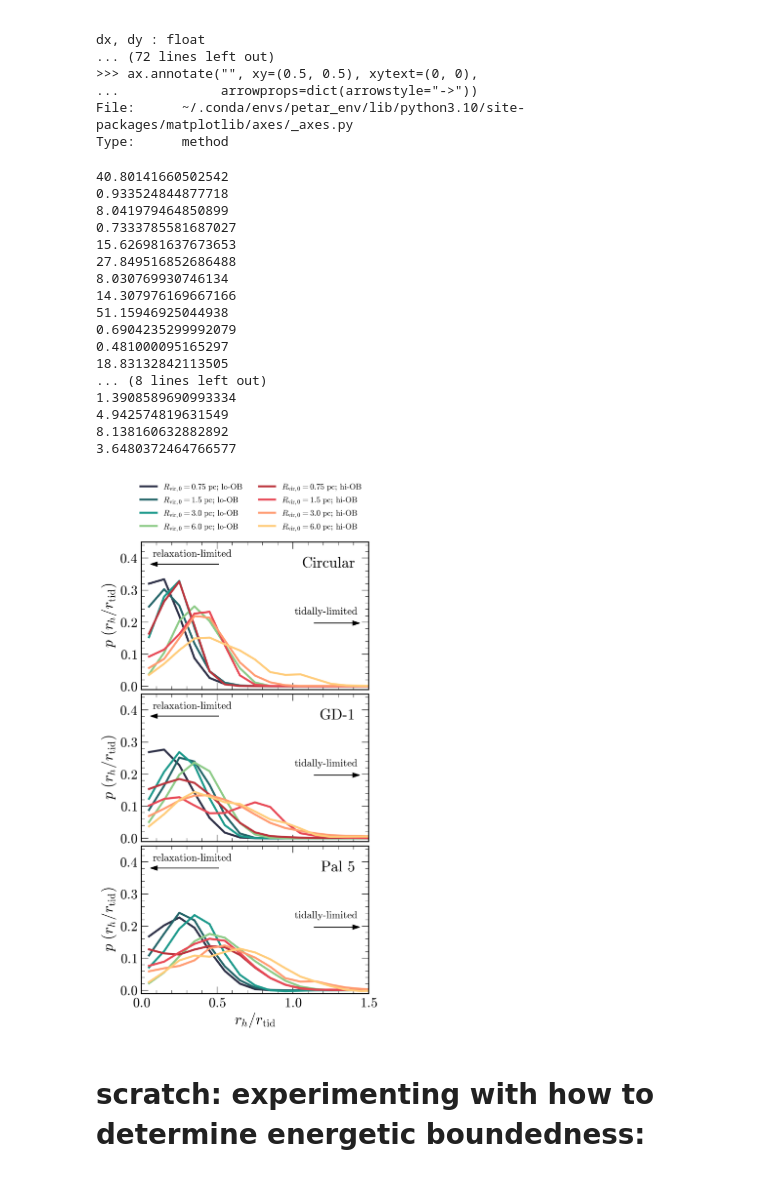
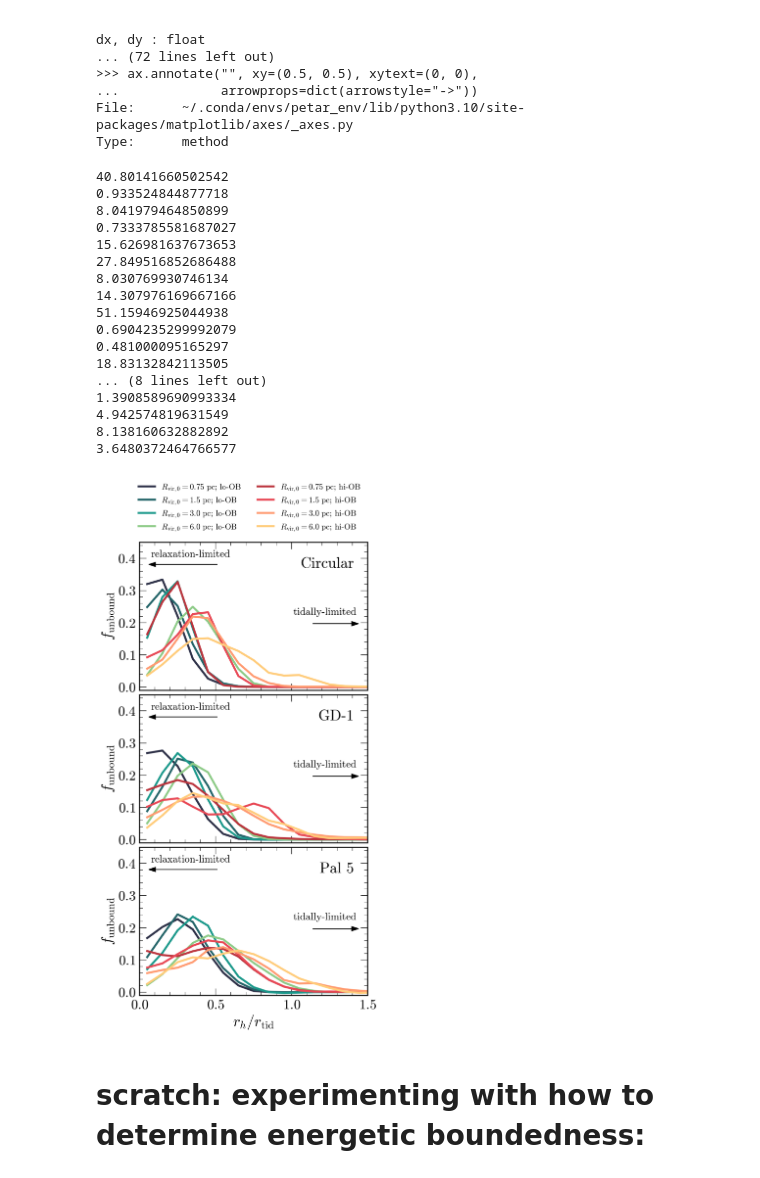
Before and after one commit to anya-m-phillips/p26, a Jupyter notebook: analysis/2_cluster_structural_evolution.ipynb, the cells around one changed output. Saved outputs shown, nothing was run; the diff lists cells and outputs as text; code cells hidden in the pictures.

```diff
--- a/analysis/2_cluster_structural_evolution.ipynb
+++ b/analysis/2_cluster_structural_evolution.ipynb
@@ -349,9 +349,8 @@ for k, orbit_shape in enumerate(n_grid):
 
 
 for ax in axs:
-    # ax.set_ylabel(r"$\Delta N_{\rm bound}$")
-    # ax.set_ylabel(r"$f_{\rm unbound}$")
-    ax.set_ylabel(r'$p~(r_h/r_{\rm tid})$')
+    ax.set_ylabel(r"$f_{\rm unbound}$")
+    # ax.set_ylabel(r'$p~(r_h/r_{\rm tid})$')
     ax.set_xlim(0, 1.5)
     ax.set_ylim(-.01, 0.45)
     # ax.set_ylim(-0.19, 4.2)
@@ -369,34 +368,34 @@ axs[0].legend(fontsize=12, bbox_to_anchor=[1,1.45], framealpha=0.5, ncol=2)
 
 axs[0].text(0.94,0.9, "Circular", ha='right', va='top', transform=axs[0].transAxes)
 axs[1].text(0.94,0.9, "GD-1", ha="right", va="top", transform=axs[1].transAxes)
 axs[2].text(0.94,0.9, "Pal 5", ha='right', va='top', transform=axs[2].transAxes)
 
 
 # axs[0].set_ylim(-100, 2800)
 # axs[1].set_ylim(-100, 5000)
 # axs[2].set_ylim(-100, 1100)
 
 # plt.savefig("plots/stars_lost_tidal_filling_factor_PDF.pdf", dpi=300, bbox_inches="tight")
 plt.savefig("plots/stars_lost_tidal_filling_factor.pdf", dpi=300, bbox_inches="tight")
 # %% [output]
 40.80141660502542
 0.933524844877718
 8.041979464850899
 0.7333785581687027
 15.626981637673653
 27.849516852686488
 8.030769930746134
 14.307976169667166
 51.15946925044938
 0.6904235299992079
 0.481000095165297
 18.83132842113505
 ... (8 lines left out)
 1.3908589690993334
 4.942574819631549
 8.138160632882892
 3.6480372464766577
-[figure, old version]
+[figure, new version]
 # %% [markdown]
 # scratch: experimenting with how to determine energetic boundedness:
 # %% [markdown]
```
Also changed, not shown: 1 other file.
